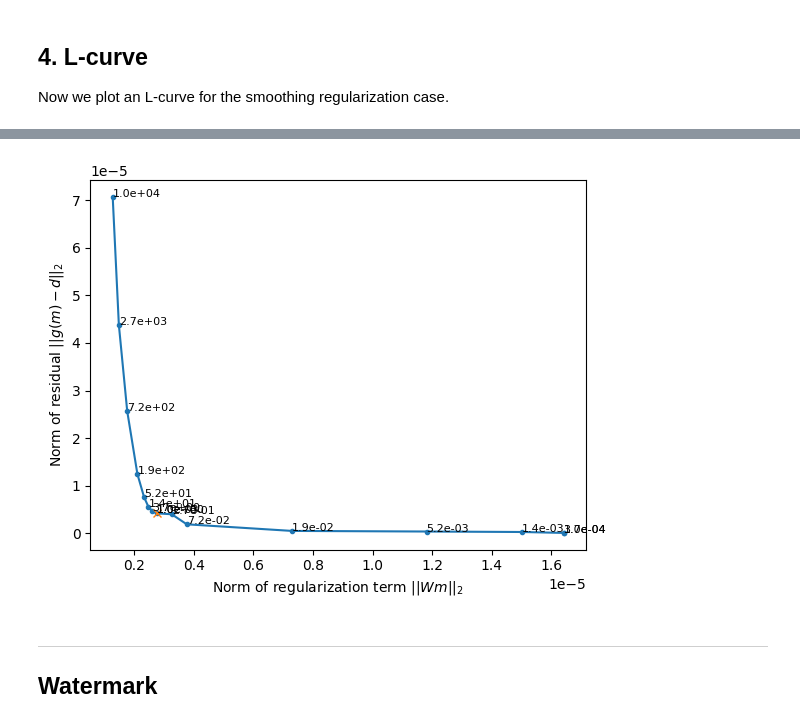
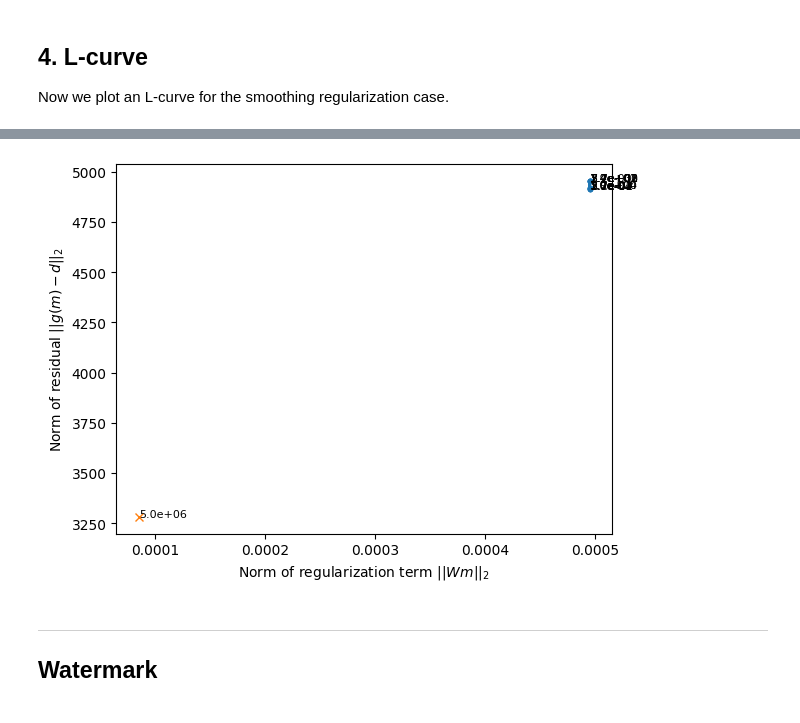
Before and after one commit to inlab-geo/cofi-examples, a Jupyter notebook: examples/fmm_tomography/fmm_tomography_regularization_discussion.ipynb, the cells around one changed output, grey strips where cells are left out. Cells and saved outputs as stored; diff of their text form; code cells hidden in the pictures.

```diff
--- a/examples/fmm_tomography/fmm_tomography_regularization_discussion.ipynb
+++ b/examples/fmm_tomography/fmm_tomography_regularization_discussion.ipynb
@@ -169,7 +185,8 @@ reg_smoothing = smoothing_factor * cofi.utils.QuadraticReg(
-# %%
-fmm_problem_quadratic_reg.set_objective(objective_func, args=[reg_smoothing])
-fmm_problem_quadratic_reg.set_gradient(gradient, args=[reg_smoothing])
-fmm_problem_quadratic_reg.set_hessian(hessian, args=[reg_smoothing])
+# %%
+sigma = 0.000008          # data standard deviation of noise
+fmm_problem_quadratic_reg.set_objective(objective_func, args=[sigma, reg])
+fmm_problem_quadratic_reg.set_gradient(gradient, args=[sigma, reg])
+fmm_problem_quadratic_reg.set_hessian(hessian, args=[sigma, reg])
 # %% [markdown]
 ### 2.2 Define InversionOptions
 # %%
@@ -224,3 +240,12 @@ wt.display_model(vmodel_good,extent=fmm.extent,clim=clim) # true model
 # %% [output]
 [figure]
 [figure]
+# %%
+wt.WaveTrackerOptions(
+        cartesian=True,
+        )
+result = wt.calc_wavefronts(vmodel_inverted,fmm.receivers,fmm.sources,extent=fmm.extent,options=options) # track wavefronts
+ttimes = result.ttimes
+residual = obstimes - ttimes
+data_misfit = residual.T @ residual/sigma**2
+print(data_misfit,objective_func(1./vmodel_inverted, sigma, reg_smoothing)-reg_smoothing.reg(1./vmodel_inverted))
@@ -298,15 +327,15 @@ wt.display_model(vmodel_good,extent=fmm.extent,clim=clim) # true model
 
 Now we plot an L-curve for the smoothing regularization case.
 # %%
-lambdas = np.logspace(-4, 4, 15)
+lambdas = np.logspace(-2, 2, 10)
 
 my_lcurve_problems = []
 for lamb in lambdas:
     my_reg = lamb * reg_smoothing
     my_problem = cofi.BaseProblem()
-    my_problem.set_objective(objective_func, args=[my_reg])
-    my_problem.set_gradient(gradient, args=[my_reg])
-    my_problem.set_hessian(hessian, args=[my_reg])
+    my_problem.set_objective(objective_func, args=[sigma,my_reg])
+    my_problem.set_gradient(gradient, args=[sigma,my_reg])
+    my_problem.set_hessian(hessian, args=[sigma,my_reg])
     my_problem.set_initial_model(ref_start_slowness)
     my_lcurve_problems.append(my_problem)
 
@@ -316,11 +345,14 @@ def my_callback(inv_result, i):
     m = inv_result.model
     if(usepyfm2d):
         slowness=m
-        result = wt.calc_wavefronts(1./slowness.reshape(fmm.model_shape),fmm.receivers,fmm.sources,extent=fmm.extent) # track wavefronts
+        options = wt.WaveTrackerOptions(
+                cartesian=True,
+                )
+        result = wt.calc_wavefronts(1./slowness.reshape(fmm.model_shape),fmm.receivers,fmm.sources,extent=fmm.extent,options=options) # track wavefronts
         ttimes = result.ttimes
-        res_norm = np.linalg.norm(ttimes - fmm.data)
+        res_norm = np.linalg.norm(ttimes - obstimes)/sigma**2
     else:
-        res_norm = np.linalg.norm(fmm.forward(m) - fmm.data)
+        res_norm = np.linalg.norm(fmm.forward(m) - obstimes)/sigma**2
     reg_norm = np.sqrt(reg_smoothing(m))
     print(f"Finished inversion with lambda={lambdas[i]}: {res_norm}, {reg_norm}")
     return res_norm, reg_norm
@@ -355,26 +387,29 @@ Finished inversion with lambda=719.6856730011514: 2.560668765694951e-05, 1.76677
 # %%
 # plot the L-curve
 res_norm, reg_norm = l_curve_points
 plt.plot(reg_norm, res_norm, '.-')
 plt.xlabel(r'Norm of regularization term $||Wm||_2$')
 plt.ylabel(r'Norm of residual $||g(m)-d||_2$')
 for i in range(len(lambdas)):
     plt.annotate(f'{lambdas[i]:.1e}', (reg_norm[i], res_norm[i]), fontsize=8)
 
 # plot the previously solved model
 my_inverted_model = inv_result_quadratic_reg.model
 my_reg_norm = np.sqrt(reg_smoothing(my_inverted_model))
 if(usepyfm2d):
     slowness=my_inverted_model
-    result = wt.calc_wavefronts(1./slowness.reshape(fmm.model_shape),fmm.receivers,fmm.sources,extent=fmm.extent) # track wavefronts
+    options = wt.WaveTrackerOptions(
+            cartesian=True,
+            )
+    result = wt.calc_wavefronts(1./slowness.reshape(fmm.model_shape),fmm.receivers,fmm.sources,extent=fmm.extent,options=options) # track wavefronts
     ttimes = result.ttimes
-    my_residual_norm = np.linalg.norm(ttimes - fmm.data)
+    my_residual_norm = np.linalg.norm(ttimes - obstimes)/sigma**2
 else:
-    my_residual_norm = np.linalg.norm(fmm.forward(my_inverted_model) - fmm.data)
+    my_residual_norm = np.linalg.norm(fmm.forward(my_inverted_model) - obstimes)/sigma**2
 plt.plot(my_reg_norm, my_residual_norm, "x")
 plt.annotate(f"{smoothing_factor:.1e}", (my_reg_norm, my_residual_norm), fontsize=8);
 # %% [output]
-[figure, old version]
+[figure, new version]
 # %% [markdown]
 ---
 ## Watermark
```
Also changed, not shown: parts of 14 cells of this notebook, 10 other files.
